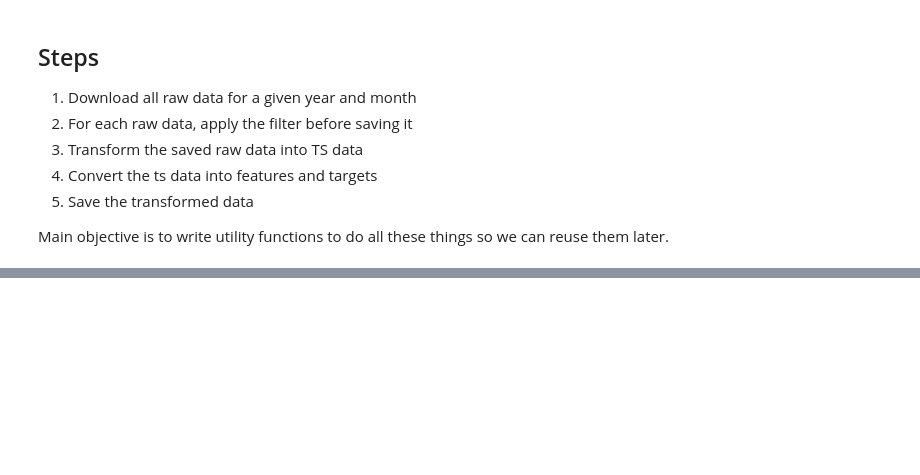
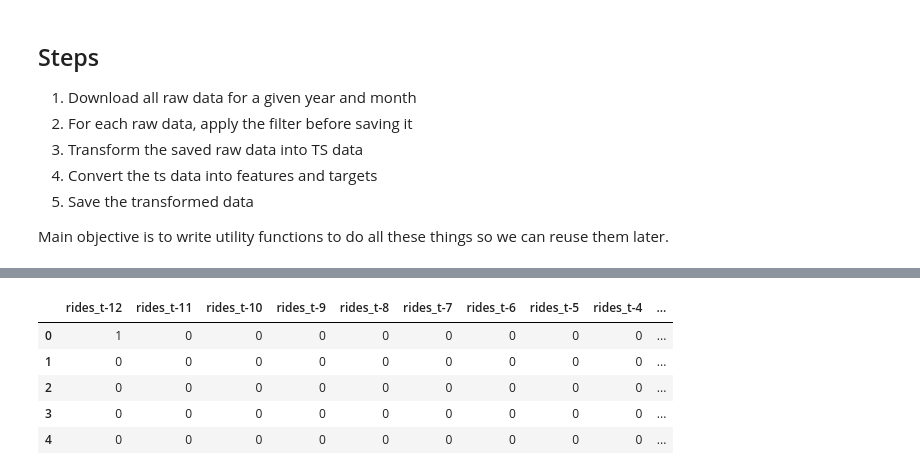
Before and after one commit to rohanjain127/citi_bike_project, a Jupyter notebook: notebooks/05_transform_raw_data_into_features_and_targets.ipynb, the cells around one changed output, grey strips where cells are left out. Cells and saved outputs as stored; diff of their text form; code cells hidden in the pictures; blank space fills up the shorter version.

```diff
--- a/notebooks/05_transform_raw_data_into_features_and_targets.ipynb
+++ b/notebooks/05_transform_raw_data_into_features_and_targets.ipynb
@@ -246,0 +277,16 @@ features
+# %%
+import pandas as pd
+from src.config import TRANSFORMED_DATA_DIR
+
+# Load the saved parquet file
+tabular_data = pd.read_parquet(TRANSFORMED_DATA_DIR / "citibike_tabular_data.parquet")
+
+# Show the first few rows
+tabular_data.head()
+# %% [output]
+|  | rides_t-12 | rides_t-11 | rides_t-10 | rides_t-9 | rides_t-8 | rides_t-7 | rides_t-6 | rides_t-5 | rides_t-4 | ... |
+| 0 | 1 | 0 | 0 | 0 | 0 | 0 | 0 | 0 | 0 | ... |
+| 1 | 0 | 0 | 0 | 0 | 0 | 0 | 0 | 0 | 0 | ... |
+| 2 | 0 | 0 | 0 | 0 | 0 | 0 | 0 | 0 | 0 | ... |
+| 3 | 0 | 0 | 0 | 0 | 0 | 0 | 0 | 0 | 0 | ... |
+| 4 | 0 | 0 | 0 | 0 | 0 | 0 | 0 | 0 | 0 | ... |
```
Also changed, not shown: parts of 35 cells of this notebook, 11 other files.
